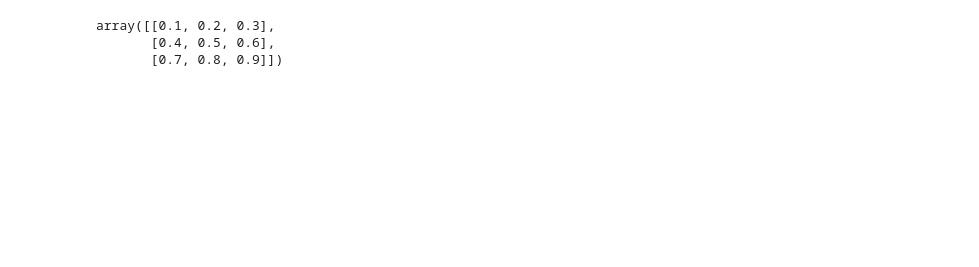
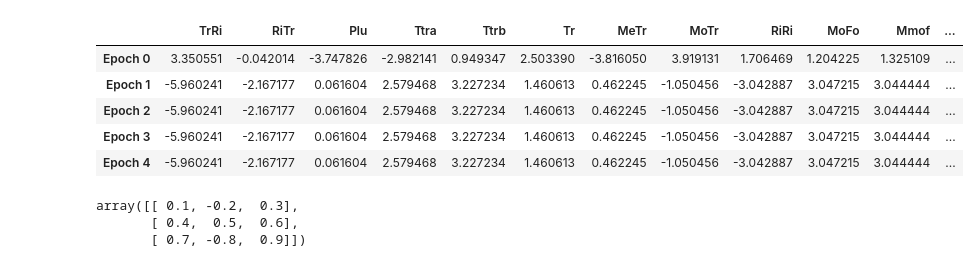
Before and after one commit to Ishikawa7/neural-network-with-fuzzified-inverter, a Jupyter notebook: state_analysis_new.ipynb, the cells around one changed output. Drawn from its saved outputs; the diff is of its cells as text; code cells hidden in the pictures; blank space fills up the shorter version.

Commit message:
minor tests

```diff
--- a/state_analysis_new.ipynb
+++ b/state_analysis_new.ipynb
@@ -17,10 +37,10 @@ for subject in subjects:
     np_matrix_initial = df_weights_dict[subject].to_numpy()
     np_matrix = np_matrix_initial
     df_free_evolution_dict[subject] = pd.DataFrame(index = ["TrRi","RiTr","Plu","Ttra","Ttrb","Tr","MeTr","MoTr","RiRi","MoFo","Mmof","MoRi","MeRi","Ri","Comp"])
-    for i in range(0,20):
+    for i in range(0,50):
         np_matrix = np.matmul(np_matrix, np_matrix_initial)
-        sum_np = np.sum(np_matrix, axis=1)
-        df_free_evolution_dict[subject]["Epoch "+ str(i)] = pd.Series(sum_np)
+        sum_np = np.sum(np_matrix, axis=0) #1
+        df_free_evolution_dict[subject]["Epoch "+ str(i)] = list(sum_np)
         np_matrix = np.divide(np_matrix, sum_np) # divide() is division by row
 
     df_free_evolution_dict[subject] = df_free_evolution_dict[subject].T
@@ -26,0 +65,9 @@ for subject in subjects:
+# %%
+df_free_evolution_dict["soggetto_1"].head()
+# %% [output]
+|  | TrRi | RiTr | Plu | Ttra | Ttrb | Tr | MeTr | MoTr | RiRi | MoFo | Mmof | ... |
+| Epoch 0 | 3.350551 | -0.042014 | -3.747826 | -2.982141 | 0.949347 | 2.503390 | -3.816050 | 3.919131 | 1.706469 | 1.204225 | 1.325109 | ... |
+| Epoch 1 | -5.960241 | -2.167177 | 0.061604 | 2.579468 | 3.227234 | 1.460613 | 0.462245 | -1.050456 | -3.042887 | 3.047215 | 3.044444 | ... |
+| Epoch 2 | -5.960241 | -2.167177 | 0.061604 | 2.579468 | 3.227234 | 1.460613 | 0.462245 | -1.050456 | -3.042887 | 3.047215 | 3.044444 | ... |
+| Epoch 3 | -5.960241 | -2.167177 | 0.061604 | 2.579468 | 3.227234 | 1.460613 | 0.462245 | -1.050456 | -3.042887 | 3.047215 | 3.044444 | ... |
+| Epoch 4 | -5.960241 | -2.167177 | 0.061604 | 2.579468 | 3.227234 | 1.460613 | 0.462245 | -1.050456 | -3.042887 | 3.047215 | 3.044444 | ... |
@@ -27,11 +82,11 @@ for subject in subjects:
 # %%
 # create test np matrix 3x3
-np_matrix_test = np.array([[0.1,0.2,0.3],[0.4,0.5,0.6],[0.7,0.8,0.9]])
+np_matrix_test = np.array([[0.1,-0.2,0.3],[0.4,0.5,0.6],[0.7,-0.8,0.9]])
 np_matrix_test
 # %% [output]
-array([[0.1, 0.2, 0.3],
-       [0.4, 0.5, 0.6],
-       [0.7, 0.8, 0.9]])
+array([[ 0.1, -0.2,  0.3],
+       [ 0.4,  0.5,  0.6],
+       [ 0.7, -0.8,  0.9]])
 # %%
 # sum over rows
 sum_np_test = np.sum(np_matrix_test, axis=1)
```
Also changed, not shown: parts of 9 cells of this notebook.
